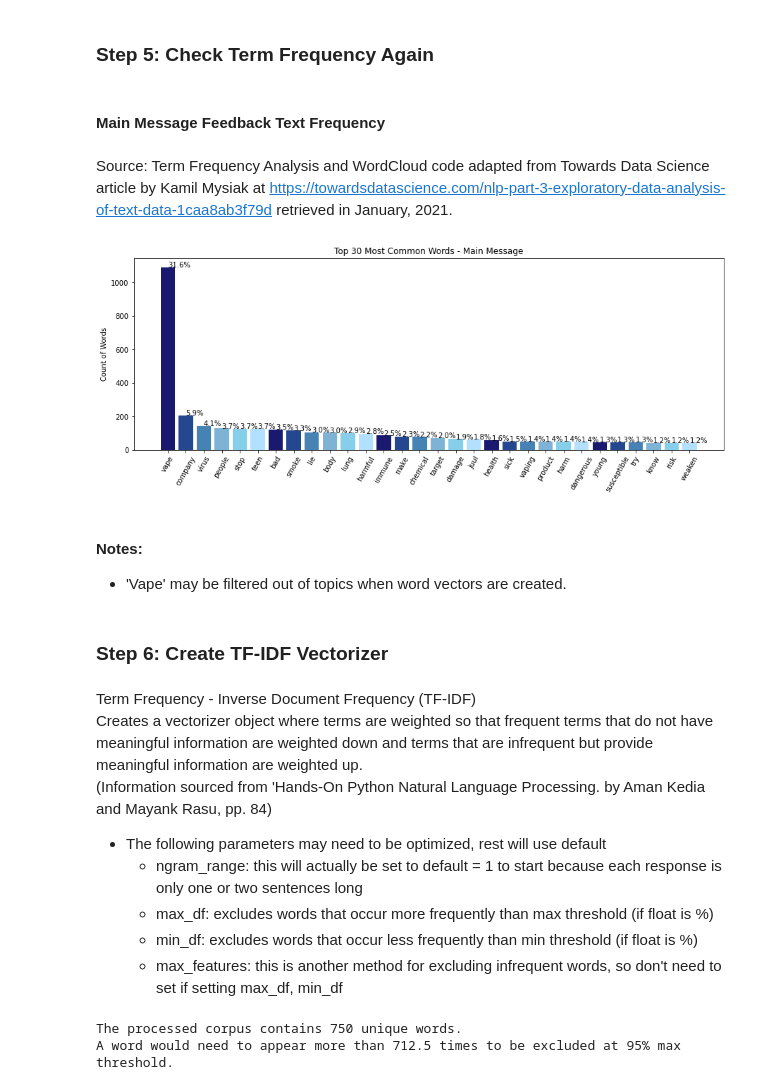
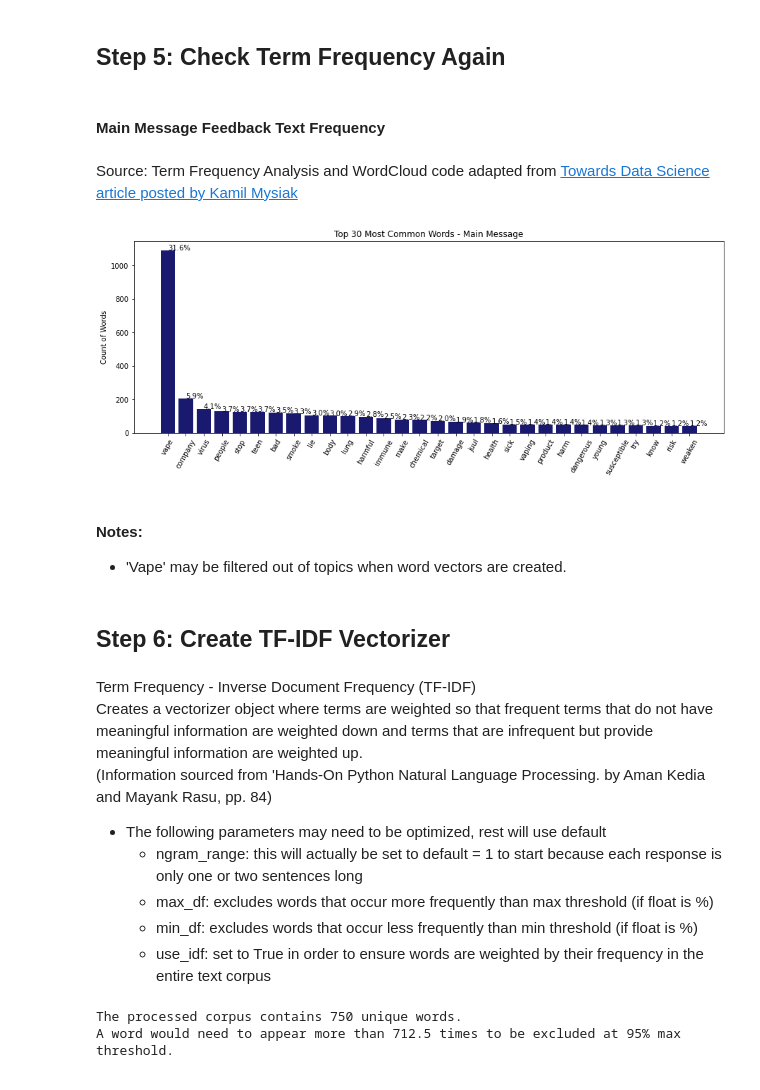
Before and after one commit to rrmahr/TextBased_AdFeedback_TopicModeling, a Jupyter notebook: a_Notebooks/c_Preprocessing.ipynb, the cells around one changed output. Cells and saved outputs as stored; diff of their text form; code cells hidden in the pictures.

```diff
--- a/a_Notebooks/c_Preprocessing.ipynb
+++ b/a_Notebooks/c_Preprocessing.ipynb
@@ -170,12 +172,12 @@ View processed_df
 | 3 | R_3FIpTKOmcDDNAf5 | The "water vapors" from the vape ... | ST | 18 | White Only | 1 | 0 | 1 | 1 | the water vapors from the vape is... | ... |
 | 4 | R_3COzYGzgMssUgSF | We dont actually know what the ch... | ST | 18 | White Only | 4 | 0 | 1 | 0 | we do not actually know what the ... | ... |
 # %% [markdown]
-### Step 5: Check Term Frequency Again <a class="anchor" id="5"></a>
+## Step 5: Check Term Frequency Again <a class="anchor" id="5"></a>
 # %% [markdown]
 #### Main Message Feedback Text Frequency
 # %% [markdown]
-Source: Term Frequency Analysis and WordCloud code adapted from Towards Data Science article by Kamil Mysiak at
-https://towardsdatascience.com/nlp-part-3-exploratory-data-analysis-of-text-data-1caa8ab3f79d retrieved in January, 2021.
+Source: Term Frequency Analysis and WordCloud code adapted from
+[Towards Data Science article posted by Kamil Mysiak](https://towardsdatascience.com/preprocessing-text-data-using-python-576206753c28)
 # %%
 #Create word list
 words = processed_df['Lemma_Tokens']
@@ -210,19 +212,19 @@ def word_bar(x,y,figsize,colors):
 # %%
 mostcommon_small = FreqDist(allwords).most_common(30)
 x, y = zip(*mostcommon_small)
 
-word_bar(x,y,(15,5),color_palette)
+word_bar(x,y,(15,5),color_palette[0])
 plt.style.use('seaborn-colorblind')
 plt.title('Top 30 Most Common Words - Main Message')
 plt.ylabel('Count of Words')
 plt.show()
 # %% [output]
-[figure, old version]
+[figure, new version]
 # %% [markdown]
 #### Notes:
 * 'Vape' may be filtered out of topics when word vectors are created.
 # %% [markdown]
-### Step 6: Create TF-IDF Vectorizer<a class="anchor" id="6"></a>
+## Step 6: Create TF-IDF Vectorizer<a class="anchor" id="6"></a>
 # %% [markdown]
 Term Frequency - Inverse Document Frequency (TF-IDF)<br>
 Creates a vectorizer object where terms are weighted so that frequent terms that do not have meaningful information are weighted down and terms that are infrequent but provide meaningful information are weighted up. <br>
@@ -232,7 +234,7 @@ Creates a vectorizer object where terms are weighted so that frequent terms that
     * ngram_range: this will actually be set to default = 1 to start because each response is only one or two sentences long
     * max_df: excludes words that occur more frequently than max threshold (if float is %)
     * min_df: excludes words that occur less frequently than min threshold (if float is %)
-    * max_features: this is another method for excluding infrequent words, so don't need to set if setting max_df, min_df
+    * use_idf: set to True in order to ensure words are weighted by their frequency in the entire text corpus
 # %%
 #Pull words list for training set to inform parameter selection
 words = processed_df['Lemma_Tokens']
```
Also changed, not shown: parts of 12 cells of this notebook.
